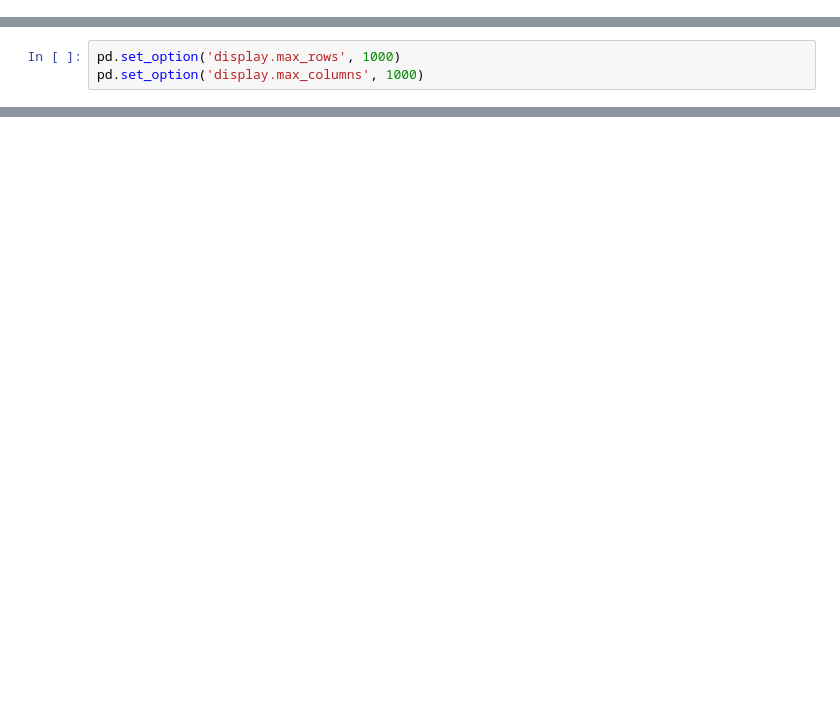
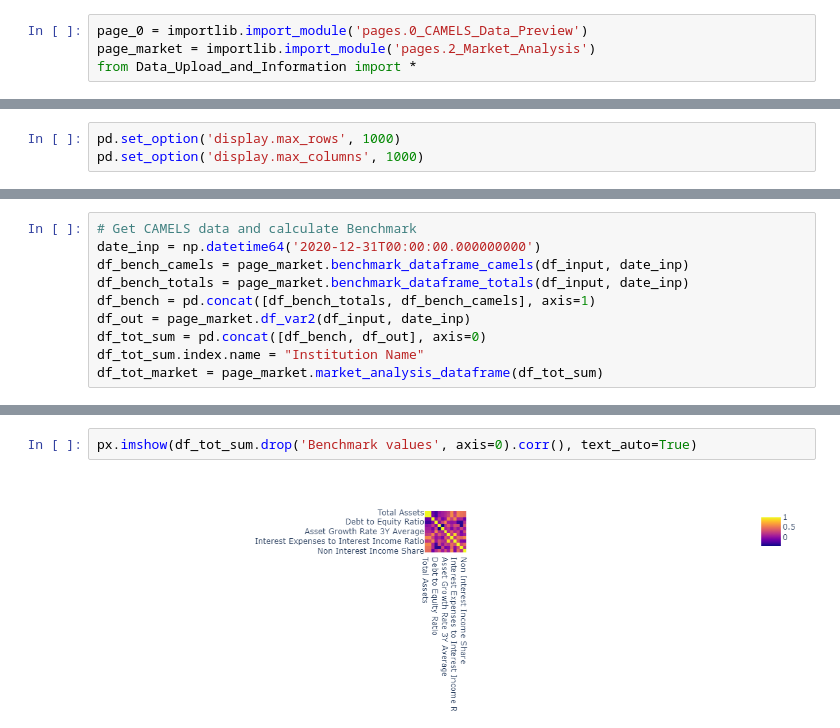
Before and after one commit to dorianstipic/Rating-Model-Streamlit-App, a Jupyter notebook: Testing.ipynb, the cells around one changed output, grey strips where cells are left out. Saved outputs shown, nothing was run; the diff lists cells and outputs as text; blank space fills up the shorter version.

```diff
--- a/Testing.ipynb
+++ b/Testing.ipynb
@@ -10,0 +13,4 @@ import seaborn as sns
+# %%
+page_0 = importlib.import_module('pages.0_CAMELS_Data_Preview')
+page_market = importlib.import_module('pages.2_Market_Analysis')
+from Data_Upload_and_Information import *
@@ -35,0 +34,10 @@ df
+# %%
+# Get CAMELS data and calculate Benchmark
+date_inp = np.datetime64('2020-12-31T00:00:00.000000000')
+df_bench_camels = page_market.benchmark_dataframe_camels(df_input, date_inp)
+df_bench_totals = page_market.benchmark_dataframe_totals(df_input, date_inp)
+df_bench = pd.concat([df_bench_totals, df_bench_camels], axis=1)
+df_out = page_market.df_var2(df_input, date_inp)
+df_tot_sum = pd.concat([df_bench, df_out], axis=0)
+df_tot_sum.index.name = "Institution Name"
+df_tot_market = page_market.market_analysis_dataframe(df_tot_sum)
@@ -751,0 +502,4 @@ sns.heatmap(df_tot_sum[["Total Assets", "Total Gross Loans"]].drop(index='Benchm
+# %%
+px.imshow(df_tot_sum.drop('Benchmark values', axis=0).corr(), text_auto=True)
+# %% [output]
+[figure, added]
```
Also changed, not shown: parts of 96 cells of this notebook, 16 other files.
